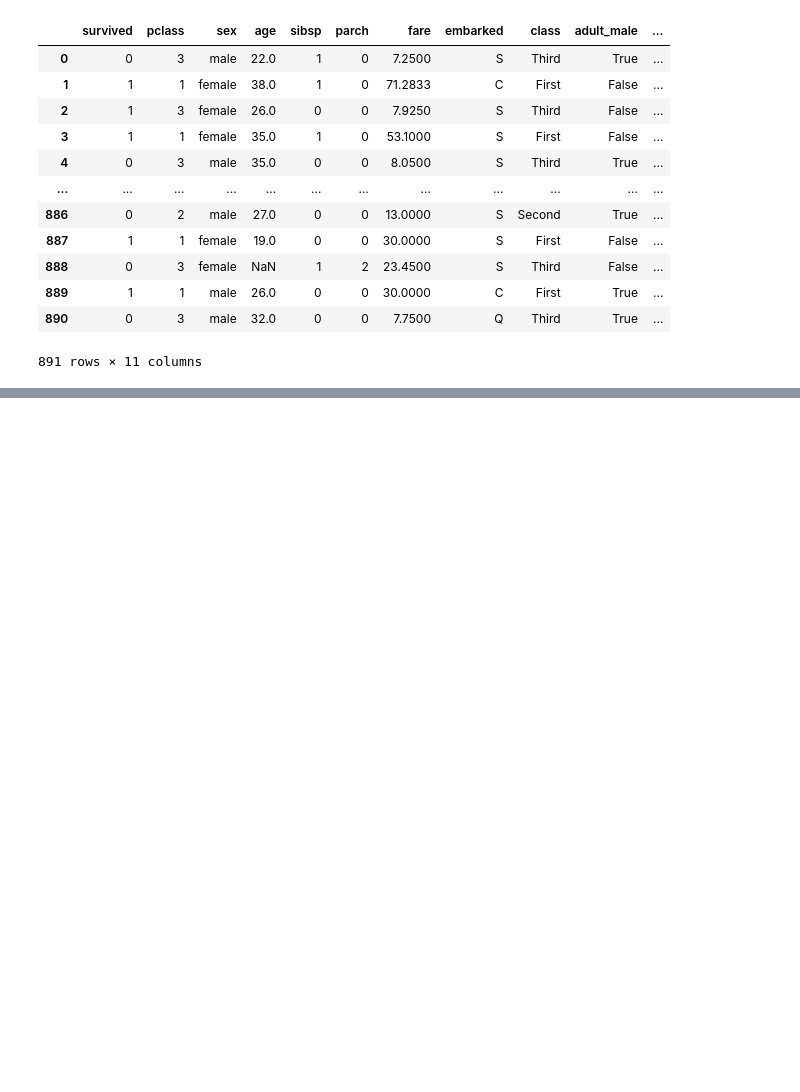
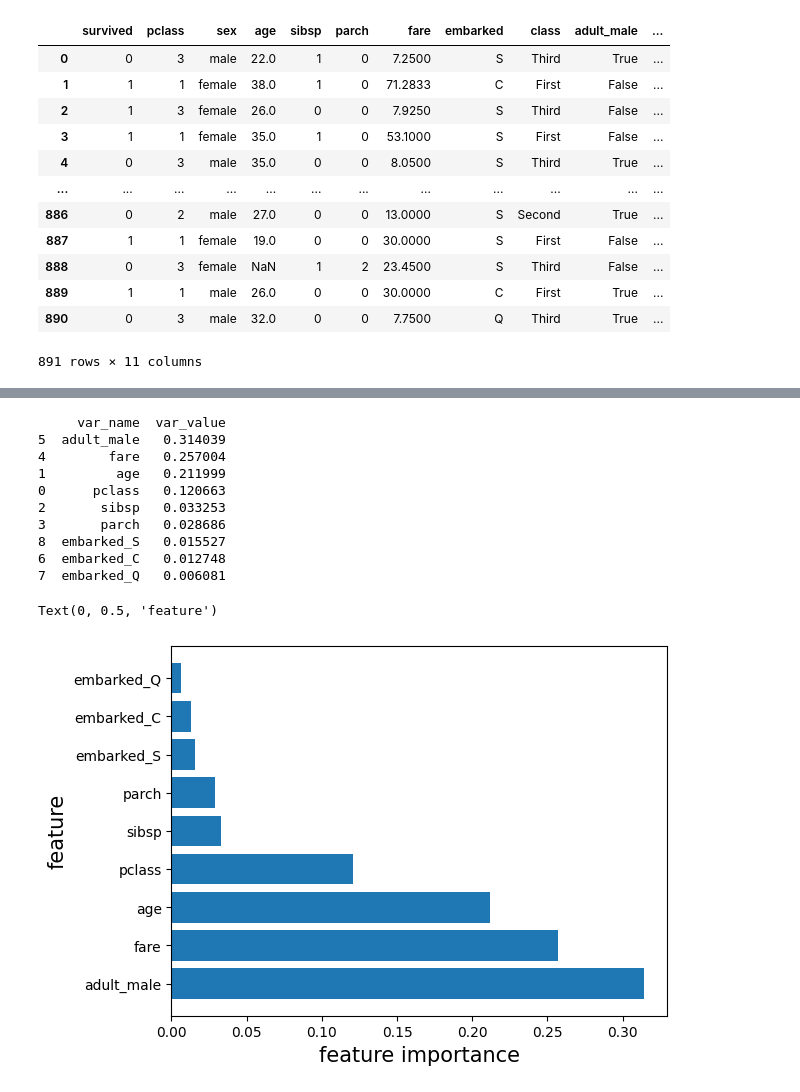
Before and after one commit to blackbutterfly0852/ADP_PRACTICE, a Jupyter notebook: 221114_앙상블.ipynb, the cells around one changed output, grey strips where cells are left out. Saved outputs shown, nothing was run; the diff lists cells and outputs as text; code cells hidden in the pictures; blank space fills up the shorter version.

```diff
--- a/221114_앙상블.ipynb
+++ b/221114_앙상블.ipynb
@@ -287,0 +435,24 @@ df_t
+# %%
+# 변수 중요도
+feature_importance = pd.DataFrame(np.mean([tree.feature_importances_ for tree in model.estimators_], axis = 0))
+feature_importance = pd.concat([pd.DataFrame(X.columns), feature_importance], axis = 1)
+feature_importance.columns = ['var_name', 'var_value']
+feature_importance = feature_importance.sort_values(['var_value'], ascending = False)
+print(feature_importance)
+import matplotlib.pyplot as plt
+plt.barh(feature_importance['var_name'], feature_importance['var_value'], align = 'center')
+plt.xlabel('feature importance', size = 15)
+plt.ylabel('feature', size = 15)
+# %% [output]
+     var_name  var_value
+5  adult_male   0.314039
+4        fare   0.257004
+1         age   0.211999
+0      pclass   0.120663
+2       sibsp   0.033253
+3       parch   0.028686
+8  embarked_S   0.015527
+6  embarked_C   0.012748
+7  embarked_Q   0.006081
+Text(0, 0.5, 'feature')
+[figure, added]
```
Also changed, not shown: parts of 15 cells of this notebook.
